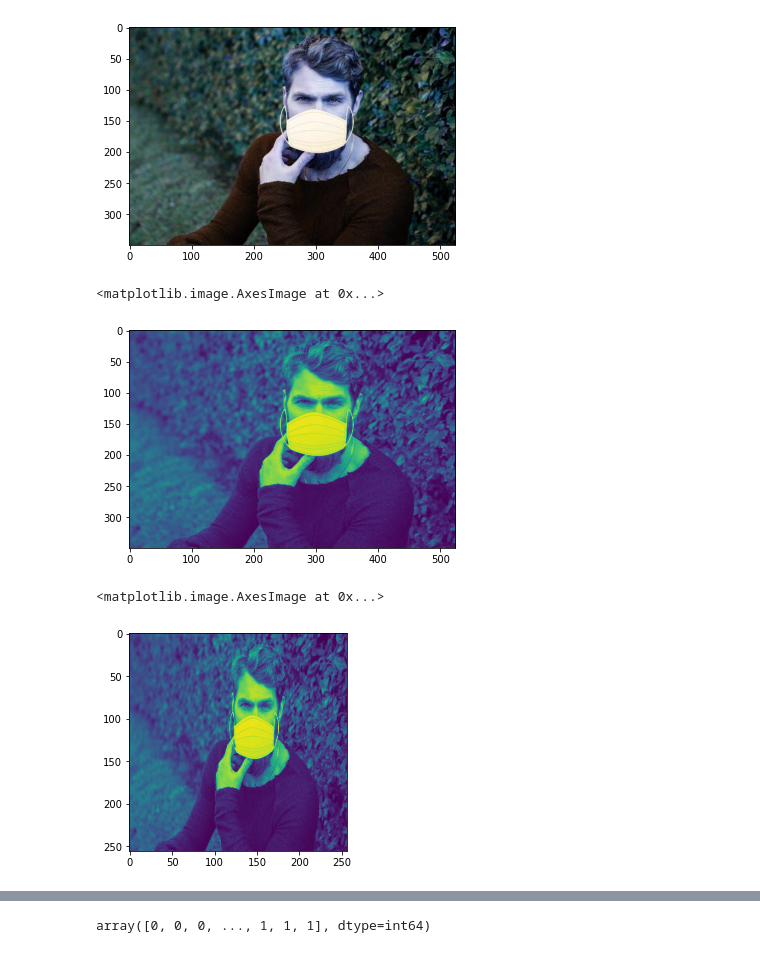
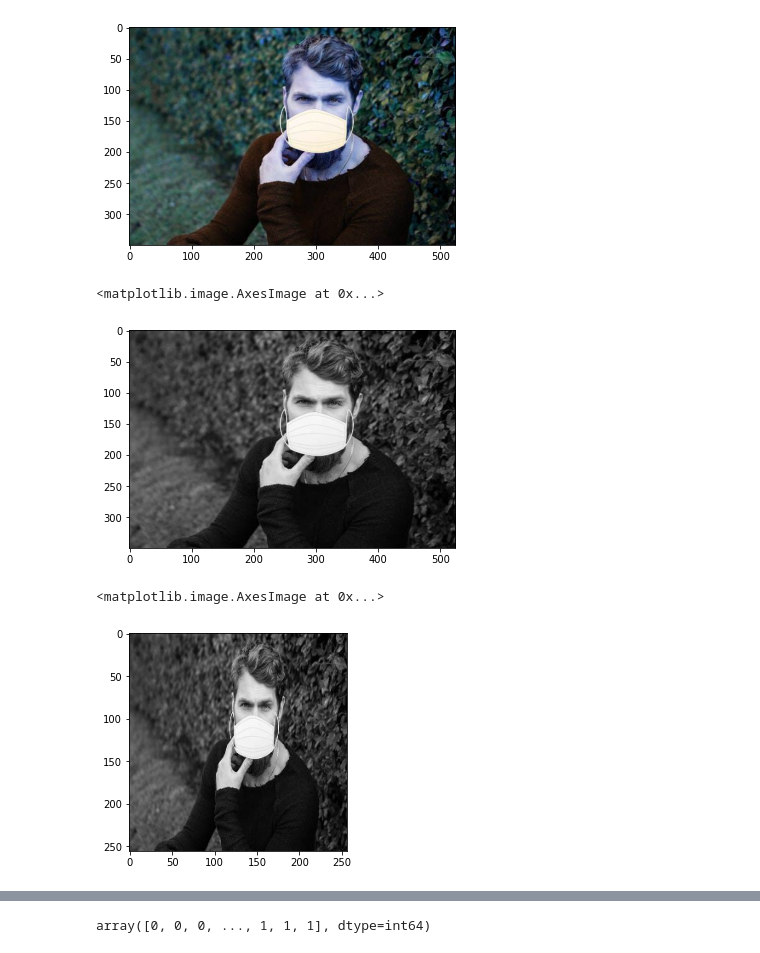
Before and after one commit to munsif246/Face-mask-detection, a Jupyter notebook: Face mask detection.ipynb, the cells around one changed output, grey strips where cells are left out. Cells and saved outputs as stored; diff of their text form; code cells hidden in the pictures.

```diff
--- a/Face mask detection.ipynb
+++ b/Face mask detection.ipynb
@@ -82,7 +82,7 @@ class BasicPreprocessing:
         plt.figure(figsize=(15,15))
         for i in range(sample_size):
             ax = plt.subplot(int(sample_size/4)+1,4,i+1)
-            plt.imshow(X_test[i])
+            plt.imshow(X_test[i], cmap='gray')
             plt.title(people[y_test[i]])
 # %%
 bp = BasicPreprocessing()
@@ -96,16 +96,16 @@ plt.imshow(images[0])
 # %%
 images_grey = bp.bgr_2_gray(images)
 # %%
-plt.imshow(images_grey[0])
+plt.imshow(images_grey[0],cmap='gray')
 # %% [output]
 <matplotlib.image.AxesImage at 0x...>
-[figure, old version]
+[figure, new version]
 # %%
 images_resized = bp.resize(images_grey, IMAGE_SIZE=IMAGE_SIZE)
 # %%
-plt.imshow(images_resized[0])
+plt.imshow(images_resized[0],cmap='gray')
 # %% [output]
 <matplotlib.image.AxesImage at 0x...>
-[figure, old version]
+[figure, new version]
 # %%
 images_normalized = bp.normalize(images_resized)
```
Also changed, not shown: parts of 6 cells of this notebook.
